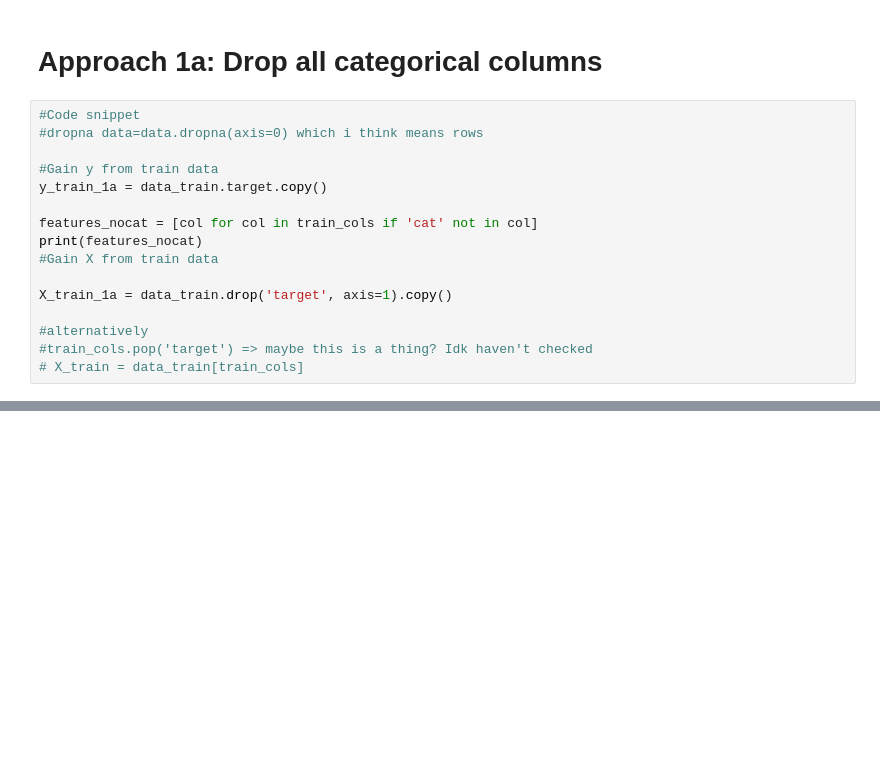
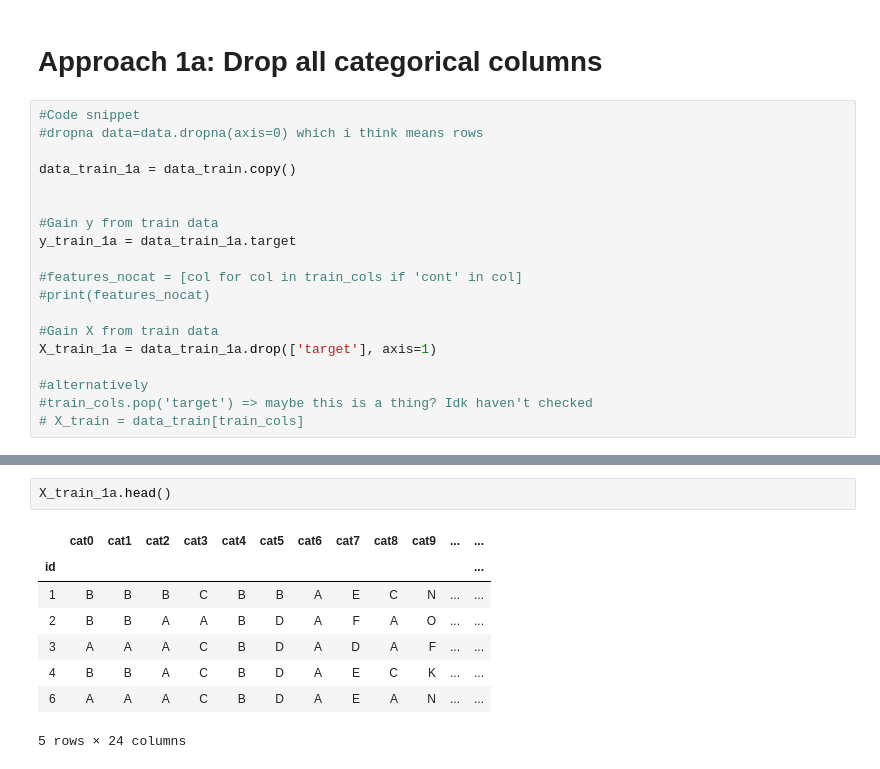
Before and after one commit to semibroiled/30daykaggle-ml, a Jupyter notebook: 30kml.ipynb, the cells around one changed output, grey strips where cells are left out. Saved outputs shown, nothing was run; the diff lists cells and outputs as text; blank space fills up the shorter version.

```diff
--- a/30kml.ipynb
+++ b/30kml.ipynb
@@ -143,14 +150,17 @@ dtype: bool
 #Code snippet
 #dropna data=data.dropna(axis=0) which i think means rows
 
+data_train_1a = data_train.copy()
+
+
 #Gain y from train data
-y_train_1a = data_train.target.copy()
+y_train_1a = data_train_1a.target
 
-features_nocat = [col for col in train_cols if 'cat' not in col]
-print(features_nocat)
+#features_nocat = [col for col in train_cols if 'cont' in col]
+#print(features_nocat)
+
 #Gain X from train data
-
-X_train_1a = data_train.drop('target', axis=1).copy()
+X_train_1a = data_train_1a.drop(['target'], axis=1)
 
 #alternatively
 #train_cols.pop('target') => maybe this is a thing? Idk haven't checked
@@ -524,0 +178,11 @@ print("Mean Absolute Error:" , mae_3)
+# %%
+X_train_1a.head()
+# %% [output]
+|  | cat0 | cat1 | cat2 | cat3 | cat4 | cat5 | cat6 | cat7 | cat8 | cat9 | ... | ... |
+| id |  |  |  |  |  |  |  |  |  |  |  | ... |
+| 1 | B | B | B | C | B | B | A | E | C | N | ... | ... |
+| 2 | B | B | A | A | B | D | A | F | A | O | ... | ... |
+| 3 | A | A | A | C | B | D | A | D | A | F | ... | ... |
+| 4 | B | B | A | C | B | D | A | E | C | K | ... | ... |
+| 6 | A | A | A | C | B | D | A | E | A | N | ... | ... |
+5 rows × 24 columns
```
Also changed, not shown: parts of 30 cells of this notebook.
